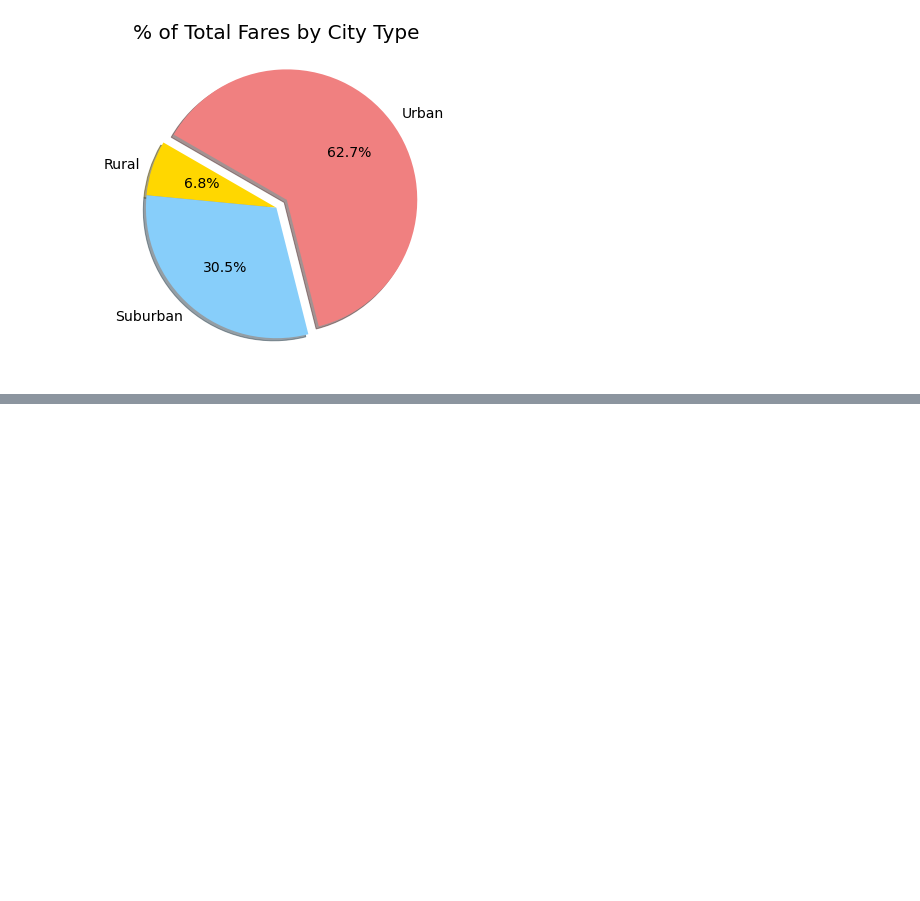
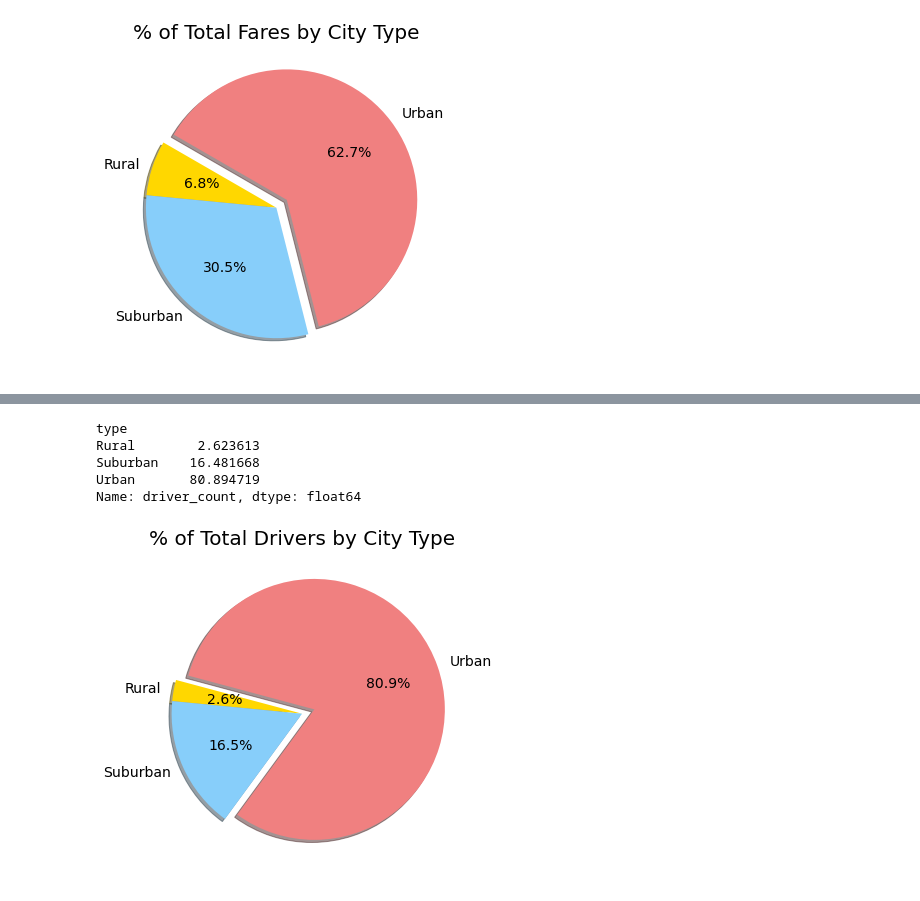
Before and after one commit to Dhanushree27/PyBer_Analysis, a Jupyter notebook: PyBer.ipynb, the cells around one changed output, grey strips where cells are left out. Drawn from its saved outputs; the diff is of its cells as text; code cells hidden in the pictures; blank space fills up the shorter version.

```diff
--- a/PyBer.ipynb
+++ b/PyBer.ipynb
@@ -615,0 +643,24 @@ plt.savefig('analysis/fig3.png')
+# %%
+#Calculate percentage of drivers for each city type
+total_drivers=city_df["driver_count"].sum()
+drivers_by_city_type=city_df.groupby("type").sum()["driver_count"]
+percentage_drivers=drivers_by_city_type/total_drivers *100
+percentage_drivers
+# %% [output]
+type
+Rural        2.623613
+Suburban    16.481668
+Urban       80.894719
+Name: driver_count, dtype: float64
+# %%
+# Pie chart for drivers across city types
+colors=["gold","lightskyblue","lightcoral"]
+plt.subplots(figsize=(10,6))
+plt.pie(percentage_drivers,colors=colors,autopct="%.1f%%",labels=percentage_drivers.index,
+        shadow=True, startangle=165,explode=[0,0,0.1])
+plt.title("% of Total Drivers by City Type",fontsize=20)
+mpl.rcParams['font.size']=14
+
+plt.savefig('analysis/fig7.png')
+# %% [output]
+[figure, added]
```
Also changed, not shown: parts of 5 cells of this notebook, 5 other files.
